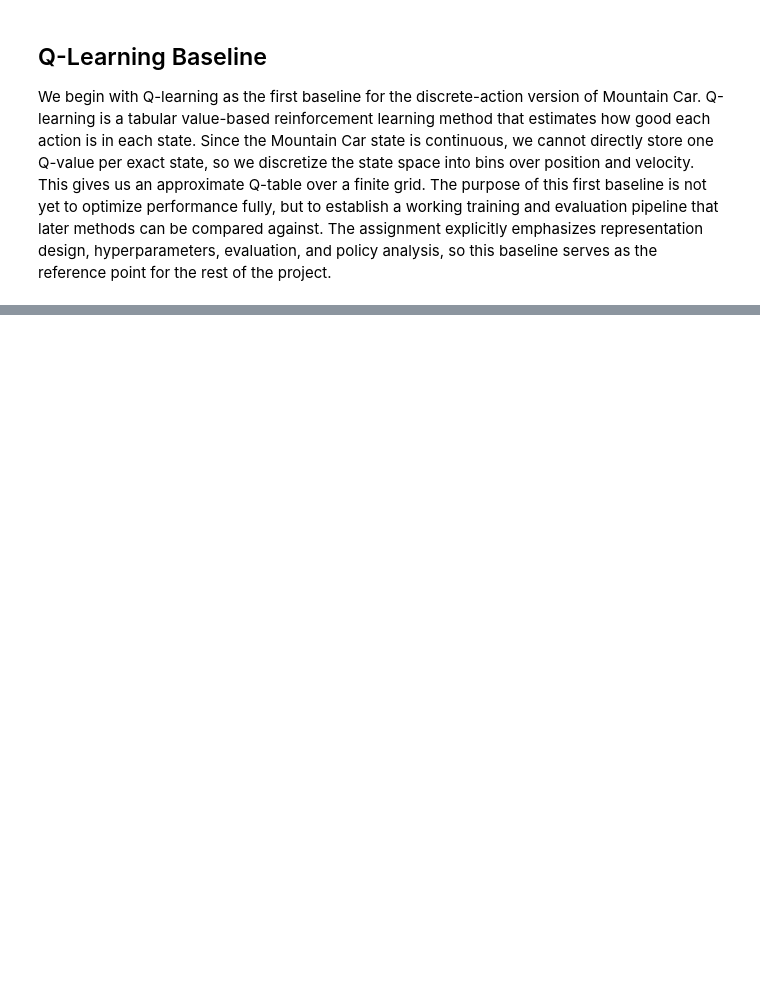
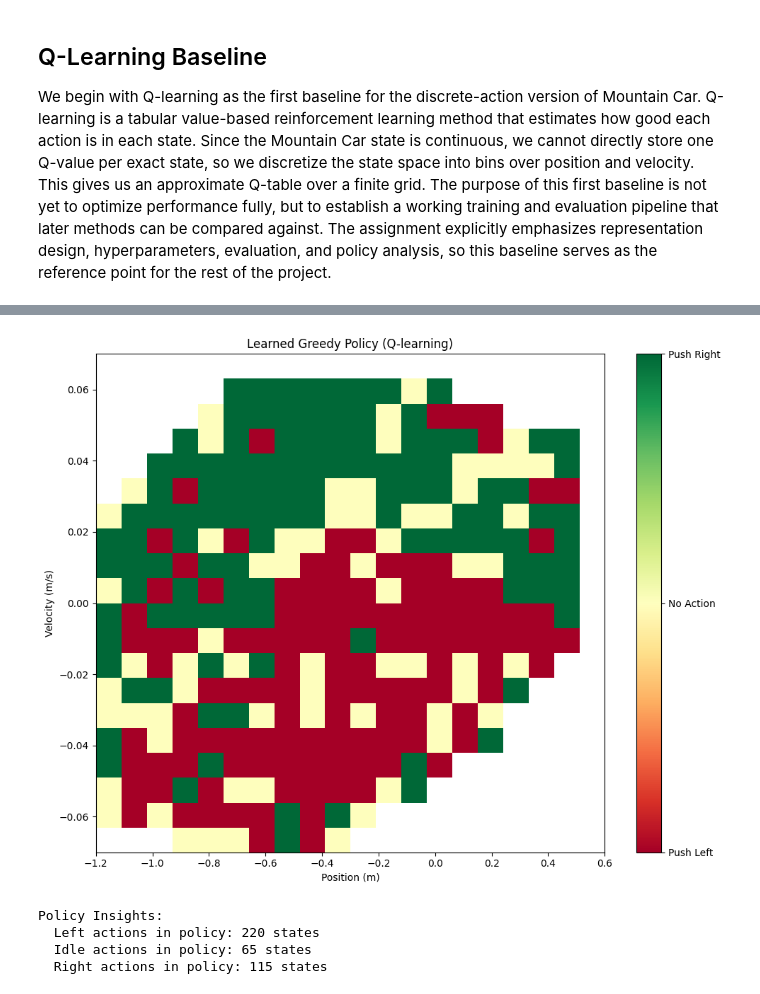
Before and after one commit to Wilyam390/Mountain-Car, a Jupyter notebook: notebooks/01_environment_and_baselines.ipynb, the cells around one changed output, grey strips where cells are left out. Saved outputs shown, nothing was run; the diff lists cells and outputs as text; code cells hidden in the pictures; blank space fills up the shorter version.

```diff
--- a/notebooks/01_environment_and_baselines.ipynb
+++ b/notebooks/01_environment_and_baselines.ipynb
@@ -260,0 +345,25 @@ plt.show()
+# %%
+# Visualize learned policy using standardized function
+plot_policy_map(
+    agent.Q,
+    discretizer,
+    visit_counts=agent.visit_counts,
+    mask_unvisited=True,
+    title="Learned Greedy Policy (Q-learning)",
+)
+
+plt.tight_layout()
+plt.show()
+
+# Print some insights
+policy_map = np.argmax(agent.Q, axis=2)
+print("\nPolicy Insights:")
+print(f"  Left actions in policy: {np.sum(policy_map == 0)} states")
+print(f"  Idle actions in policy: {np.sum(policy_map == 1)} states")
+print(f"  Right actions in policy: {np.sum(policy_map == 2)} states")
+# %% [output]
+[figure, added]
+Policy Insights:
+  Left actions in policy: 220 states
+  Idle actions in policy: 65 states
+  Right actions in policy: 115 states
```
Also changed, not shown: parts of 28 cells of this notebook, 5 other files.
